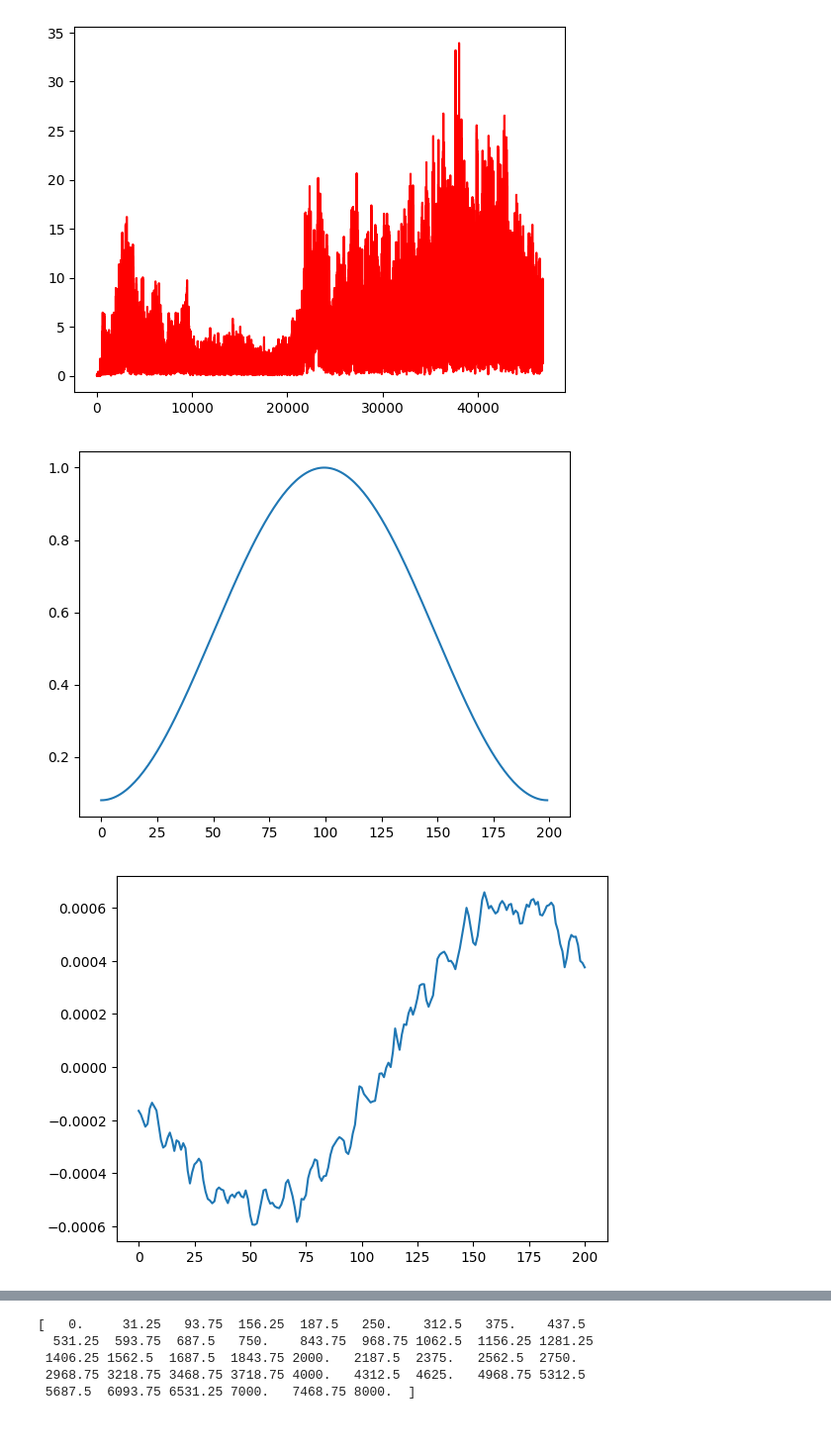
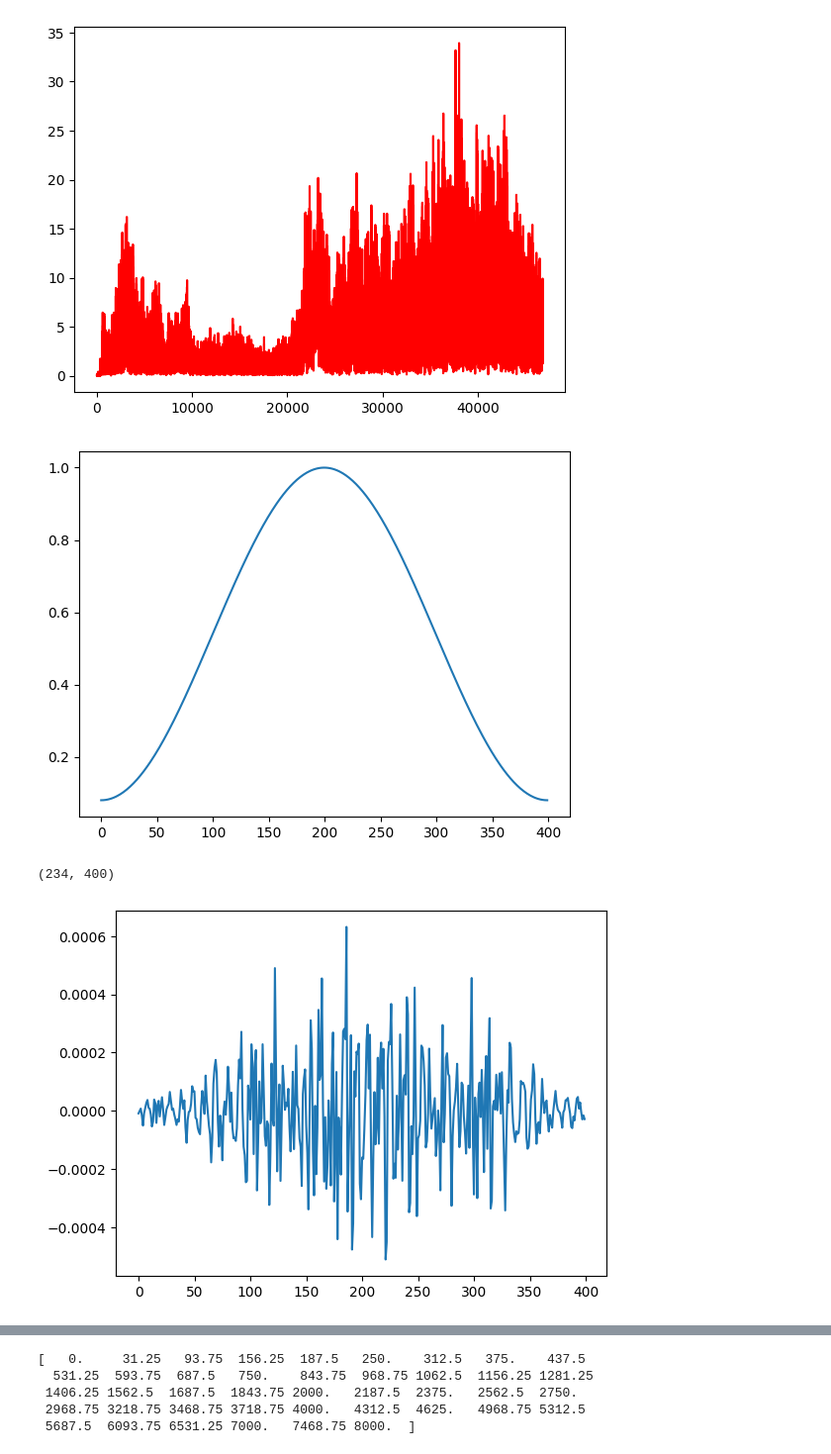
Before and after one commit to xwy-bit/Course006205, a Jupyter notebook: experiment-01/exp1.ipynb, the cells around one changed output, grey strips where cells are left out. Shown: that part at 99% size. Saved outputs shown, nothing was run; the diff lists cells and outputs as text; code cells hidden in the pictures.

Commit message:
fix windowed operation

```diff
--- a/experiment-01/exp1.ipynb
+++ b/experiment-01/exp1.ipynb
@@ -36,16 +36,16 @@ for ii in range(lengthAudio//frameLen):
     audioList.append(dataPreEmphasis[ii*frameLen:(ii+1)*frameLen])
 # %%
 # Window 加窗
-# PROBLEM 窗长为 N ，卷积用什么？valid ,same, full
-N = 200 # 汉明幢大小
-w = [0.54 - 0.46 * np.cos(2*np.pi*ii/(N-1)) for ii in range(N)]
+w = [0.54 - 0.46 * np.cos(2*np.pi*ii/(frameLen-1)) for ii in range(frameLen)]
 plt.plot(w)
 plt.show()
-dataWindowed = [np.convolve(w,audioList[ii],'valid') for ii in range(len(audioList))]
+dataWindowed = [np.array(audioList[ii]) * w for ii in range(len(audioList))]
+print(np.shape(dataWindowed))
 plt.plot(dataWindowed[0])
 plt.show()
 # %% [output]
-[figure, old version]
+[figure, new version]
+(234, 400)
-[figure, old version]
+[figure, new version]
 # %%
 # Fourier-Transform and Power Spectrum
```
Also changed, not shown: parts of 2 cells of this notebook.
